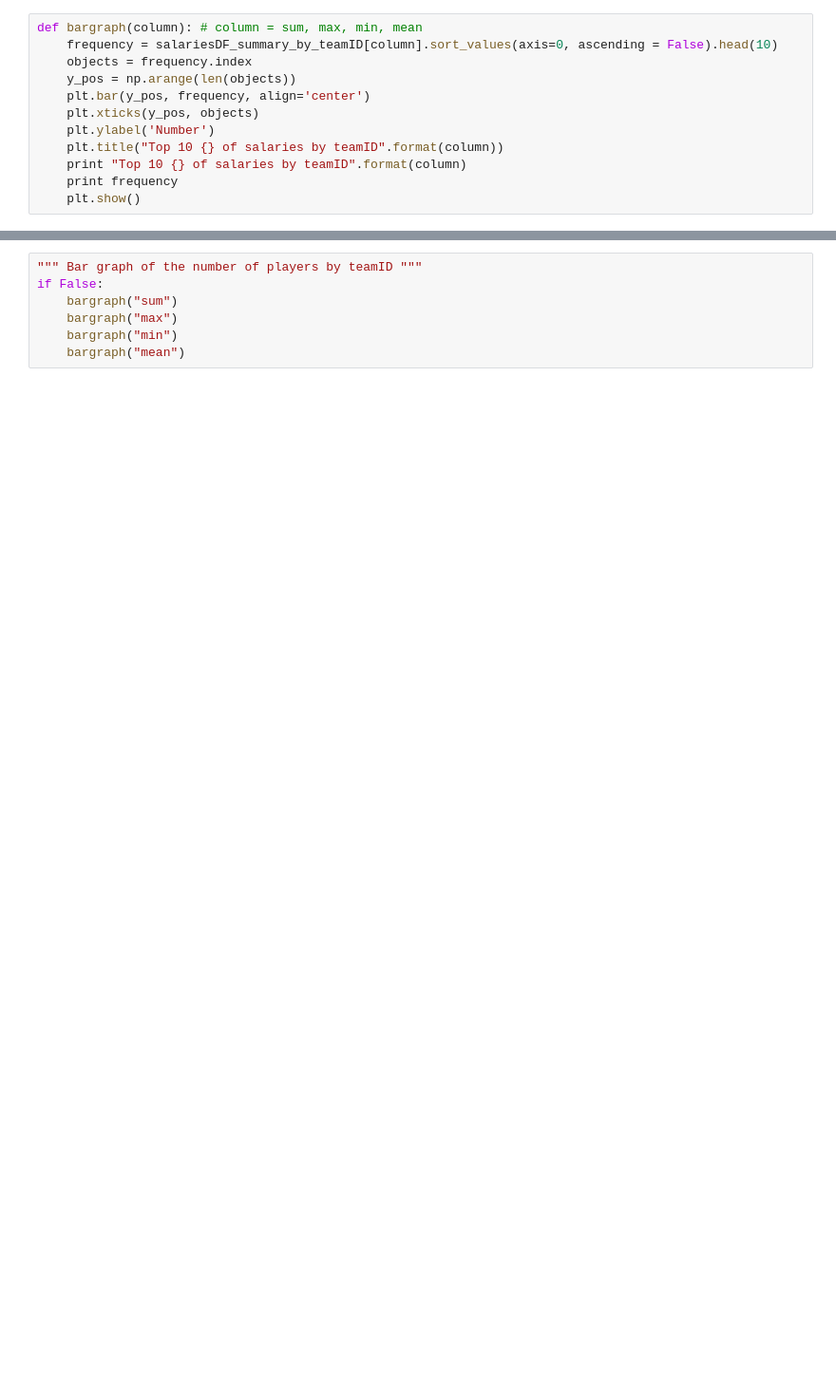
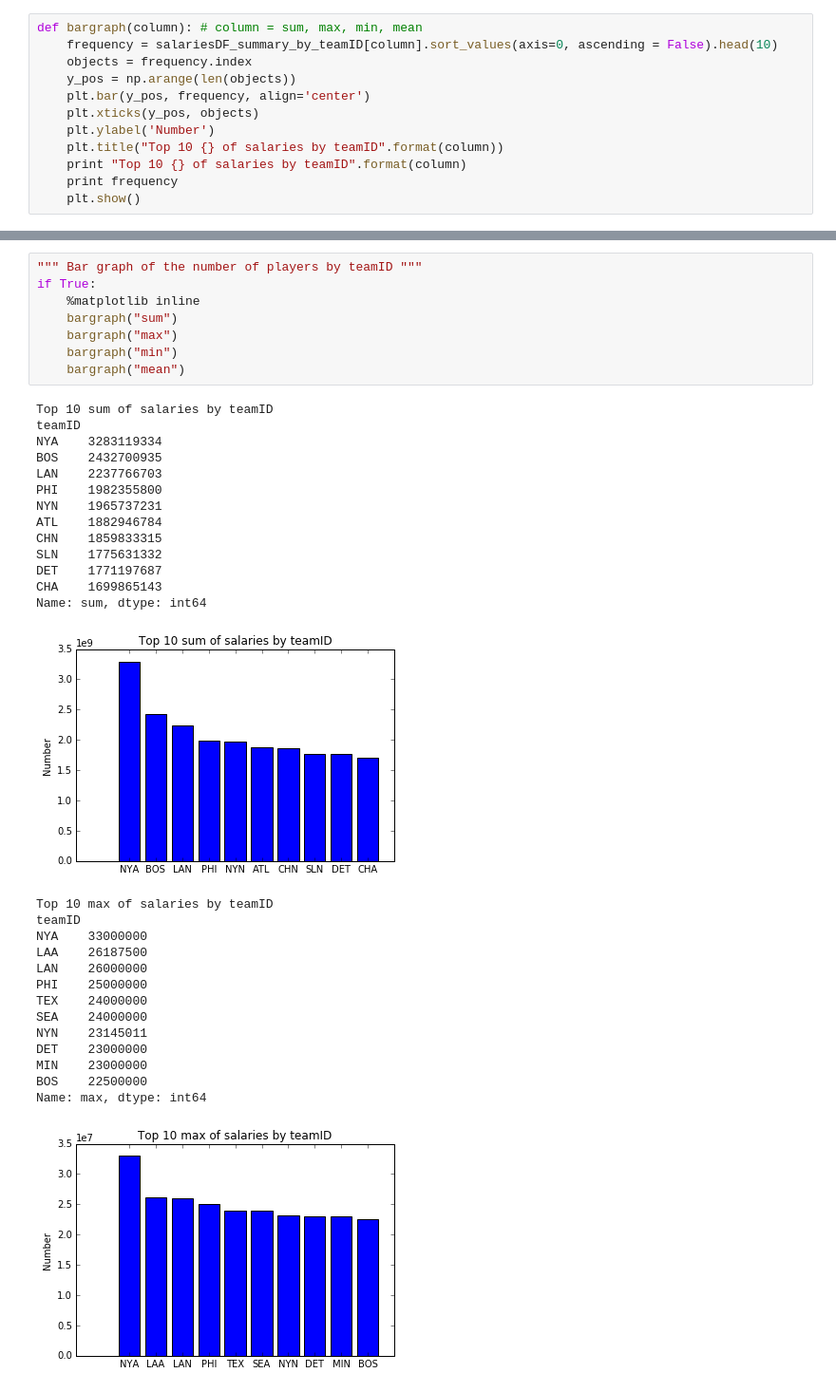
Before and after one commit to wonjunee/investigate-a-dataset, a Jupyter notebook: P2_baseball.ipynb, the cells around one changed output, grey strips where cells are left out. Shown at 95% size. Saved outputs shown, nothing was run; the diff lists cells and outputs as text; blank space fills up the shorter version.

```diff
--- a/P2_baseball.ipynb
+++ b/P2_baseball.ipynb
@@ -38,7 +64,37 @@ def bargraph(column): # column = sum, max, min, mean
 # %%
 """ Bar graph of the number of players by teamID """
-if False:
-	bargraph("sum")
-	bargraph("max")
-	bargraph("min")
-	bargraph("mean")
+if True:
+    %matplotlib inline
+    bargraph("sum")
+    bargraph("max")
+    bargraph("min")
+    bargraph("mean")
+# %% [output]
+Top 10 sum of salaries by teamID
+teamID
+NYA    3283119334
+BOS    2432700935
+LAN    2237766703
+PHI    1982355800
+NYN    1965737231
+ATL    1882946784
+CHN    1859833315
+SLN    1775631332
+DET    1771197687
+CHA    1699865143
+Name: sum, dtype: int64
+[figure, added]
+Top 10 max of salaries by teamID
+teamID
+NYA    33000000
+LAA    26187500
+LAN    26000000
+PHI    25000000
+TEX    24000000
+SEA    24000000
+NYN    23145011
+DET    23000000
+MIN    23000000
+BOS    22500000
+Name: max, dtype: int64
+[figure, added]
```
Also changed, not shown: parts of 17 cells of this notebook.
